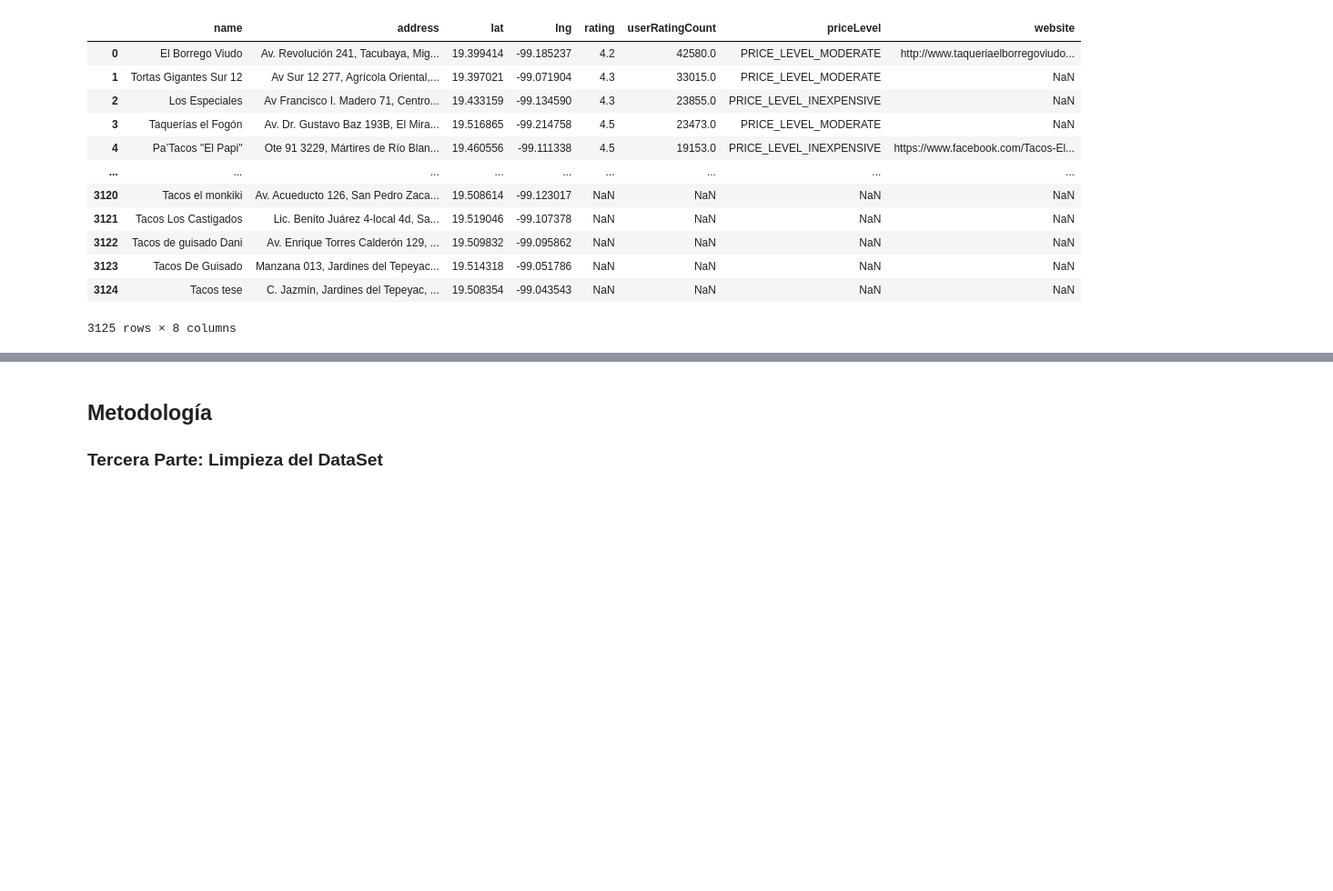
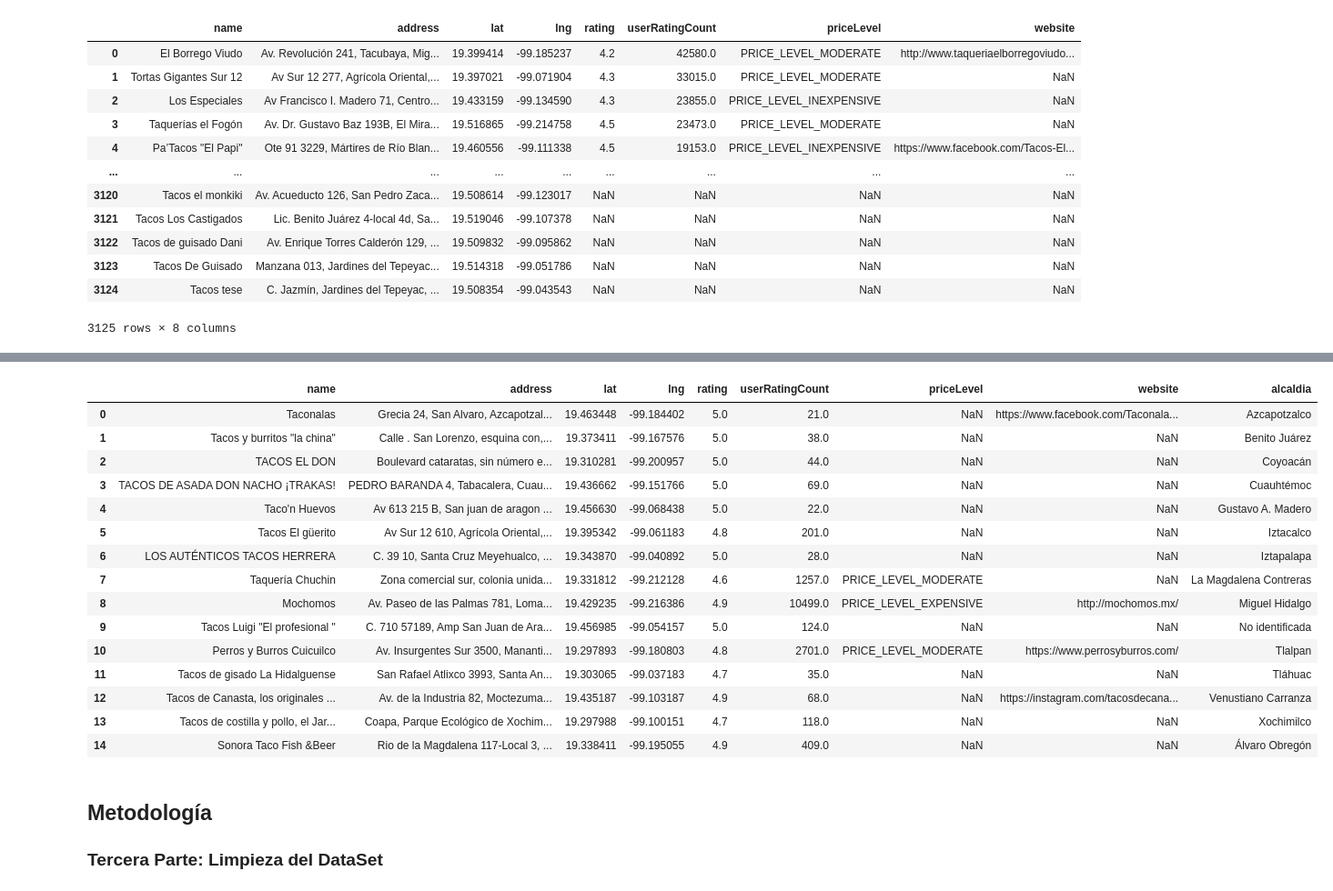
Before and after one commit to soto-amalia/tacos, a Jupyter notebook: tacos.ipynb, the cells around one changed output, grey strips where cells are left out. Shown at 91% size. Drawn from its saved outputs; the diff is of its cells as text; code cells hidden in the pictures; blank space fills up the shorter version.

```diff
--- a/tacos.ipynb
+++ b/tacos.ipynb
@@ -315,0 +267,20 @@ df_ranking_copia
+# %%
+#Lista de Alcaldias
+alcaldias_cdmx = [
+    'Álvaro Obregón', 'Azcapotzalco', 'Benito Juárez', 'Coyoacán', 'Cuajimalpa',
+    'Cuauhtémoc', 'Gustavo A. Madero', 'Iztacalco', 'Iztapalapa', 'La Magdalena Contreras',
+    'Miguel Hidalgo', 'Milpa Alta', 'Tláhuac', 'Tlalpan', 'Venustiano Carranza', 'Xochimilco'
+]
+
+#Función para extraer alcaldías
+def extraer_alcaldia(direccion):
+    for alcaldia in alcaldias_cdmx:
+        if alcaldia.lower() in direccion.lower():
+            return alcaldia
+    return "No identificada"
+
+df_copia2 = df.copy()
+df_filtrado2 = df_copia2[df_copia2['userRatingCount'] > 20]
+df_filtrado2['alcaldia'] = df_filtrado2['address'].apply(extraer_alcaldia)
+
+df_filtrado2
@@ -316,3 +306,27 @@ df_ranking_copia
+# %%
+# Obtener mejor taquería por alcaldía
+mejores_por_alcaldia_rating = df_filtrado2.loc[
+    df_filtrado2.groupby('alcaldia')['rating'].idxmax()
+].reset_index(drop=True)
+
+mejores_por_alcaldia_rating
+# %% [output]
+|  | name | address | lat | lng | rating | userRatingCount | priceLevel | website | alcaldia |
+| 0 | Taconalas | Grecia 24, San Alvaro, Azcapotzal... | 19.463448 | -99.184402 | 5.0 | 21.0 | NaN | https://www.facebook.com/Taconala... | Azcapotzalco |
+| 1 | Tacos y burritos "la china" | Calle . San Lorenzo, esquina con,... | 19.373411 | -99.167576 | 5.0 | 38.0 | NaN | NaN | Benito Juárez |
+| 2 | TACOS EL DON | Boulevard cataratas, sin número e... | 19.310281 | -99.200957 | 5.0 | 44.0 | NaN | NaN | Coyoacán |
+| 3 | TACOS DE ASADA DON NACHO ¡TRAKAS! | PEDRO BARANDA 4, Tabacalera, Cuau... | 19.436662 | -99.151766 | 5.0 | 69.0 | NaN | NaN | Cuauhtémoc |
+| 4 | Taco'n Huevos | Av 613 215 B, San juan de aragon ... | 19.456630 | -99.068438 | 5.0 | 22.0 | NaN | NaN | Gustavo A. Madero |
+| 5 | Tacos El güerito | Av Sur 12 610, Agrícola Oriental,... | 19.395342 | -99.061183 | 4.8 | 201.0 | NaN | NaN | Iztacalco |
+| 6 | LOS AUTÉNTICOS TACOS HERRERA | C. 39 10, Santa Cruz Meyehualco, ... | 19.343870 | -99.040892 | 5.0 | 28.0 | NaN | NaN | Iztapalapa |
+| 7 | Taquería Chuchin | Zona comercial sur, colonia unida... | 19.331812 | -99.212128 | 4.6 | 1257.0 | PRICE_LEVEL_MODERATE | NaN | La Magdalena Contreras |
+| 8 | Mochomos | Av. Paseo de las Palmas 781, Loma... | 19.429235 | -99.216386 | 4.9 | 10499.0 | PRICE_LEVEL_EXPENSIVE | http://mochomos.mx/ | Miguel Hidalgo |
+| 9 | Tacos Luigi "El profesional " | C. 710 57189, Amp San Juan de Ara... | 19.456985 | -99.054157 | 5.0 | 124.0 | NaN | NaN | No identificada |
+| 10 | Perros y Burros Cuicuilco | Av. Insurgentes Sur 3500, Mananti... | 19.297893 | -99.180803 | 4.8 | 2701.0 | PRICE_LEVEL_MODERATE | https://www.perrosyburros.com/ | Tlalpan |
+| 11 | Tacos de gisado La Hidalguense | San Rafael Atlixco 3993, Santa An... | 19.303065 | -99.037183 | 4.7 | 35.0 | NaN | NaN | Tláhuac |
+| 12 | Tacos de Canasta, los originales ... | Av. de la Industria 82, Moctezuma... | 19.435187 | -99.103187 | 4.9 | 68.0 | NaN | https://instagram.com/tacosdecana... | Venustiano Carranza |
+| 13 | Tacos de costilla y pollo, el Jar... | Coapa, Parque Ecológico de Xochim... | 19.297988 | -99.100151 | 4.7 | 118.0 | NaN | NaN | Xochimilco |
+| 14 | Sonora Taco Fish &Beer | Rio de la Magdalena 117-Local 3, ... | 19.338411 | -99.195055 | 4.9 | 409.0 | NaN | NaN | Álvaro Obregón |
 # %% [markdown]
 ## Metodología
 
```
Also changed, not shown: parts of 9 cells of this notebook.
